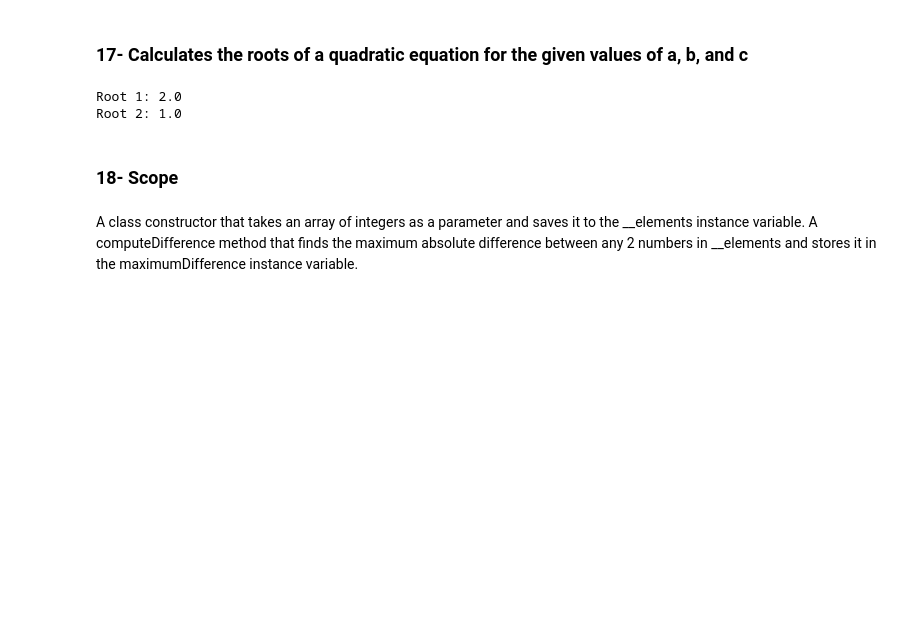
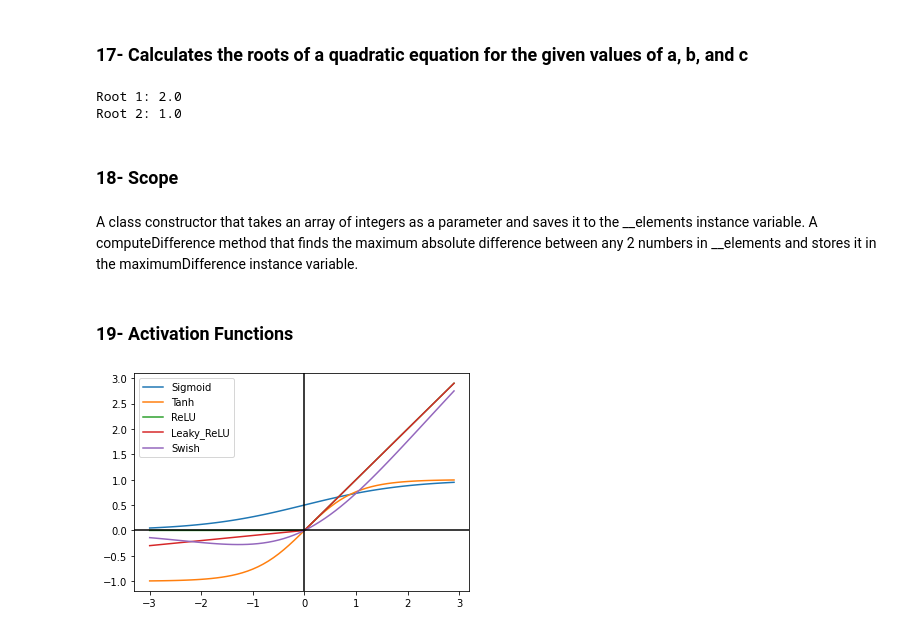
Before and after one commit to cihanmizrak/ALGORITHM-SOLUTIONS, a Jupyter notebook: ALGORITHM&SOLUTIONS.ipynb, the cells around one changed output. Saved outputs shown, nothing was run; the diff lists cells and outputs as text; code cells hidden in the pictures; blank space fills up the shorter version.

Commit message:
[:19] Activation Functions

```diff
--- a/ALGORITHM&SOLUTIONS.ipynb
+++ b/ALGORITHM&SOLUTIONS.ipynb
@@ -661,3 +661,67 @@ d = Difference(a)
 d.computeDifference()
 
 print(d.maximumDifference)
+# %% [markdown]
+### 19- Activation Functions
+# %%
+import math
+import matplotlib.pyplot as plt
+import numpy as np
+
+def sigmoid(x):
+    a = []
+    for i in x:
+        a.append(1/(1 + math.exp(-i)))
+    return a
+
+def tanh(x, derivative=False):
+    if derivative:
+        return (1 - (x ** 2))
+    return np.tanh(x)
+
+def relu(x):
+    b = []
+    for i in x:
+        if i < 0:
+            b.append(0)
+        else:
+            b.append(i)
+    return b
+
+# Leaky_relu
+def lr(x):
+    b = []
+    for i in x:
+        if i < 0:
+            b.append(i/10)
+        else:
+            b.append(i)
+    return b
+
+# Swish relu
+def swish(x):
+    return x * sigmoid(x)
+
+# ----------------------GRAPHS---------------
+
+x = np.arange(-3., 3., 0.1)
+
+sig = sigmoid(x)
+tanh = tanh(x)
+relu = relu(x)
+leaky_relu = lr(x)
+swish = swish(x)
+
+line_1, = plt.plot(x, sig, label='Sigmoid')
+line_2, = plt.plot(x, tanh, label='Tanh')
+line_3, = plt.plot(x, relu, label='ReLU')
+line_4, = plt.plot(x, leaky_relu, label='Leaky_ReLU')
+line_5, = plt.plot(x, swish, label='Swish')
+
+plt.legend(handles=[line_1, line_2, line_3, line_4, line_5])
+
+plt.axhline(y=0, color='k')
+plt.axvline(x=0, color='k')
+plt.show()
+# %% [output]
+[figure, added]
```
